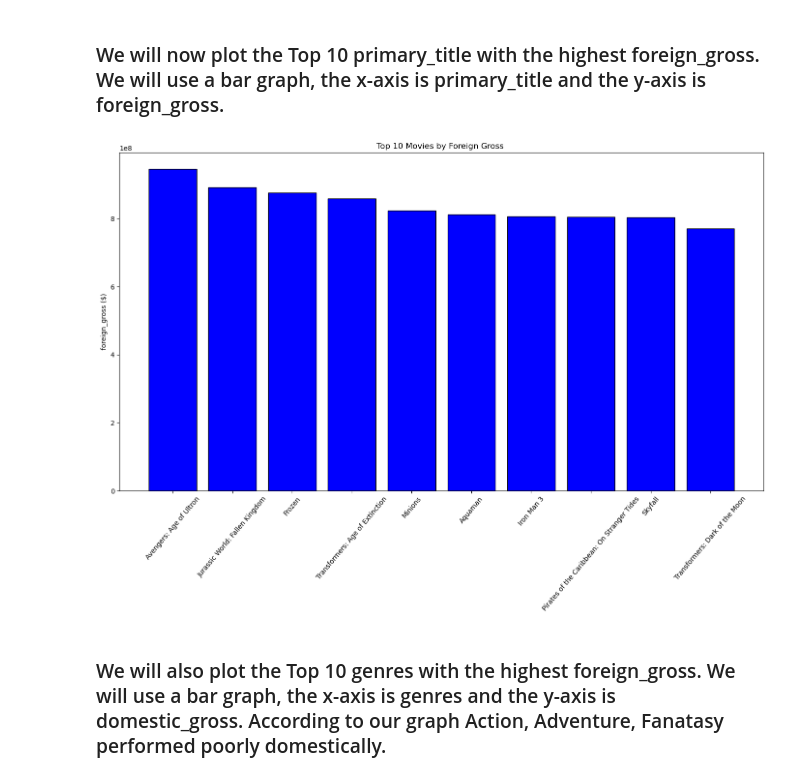
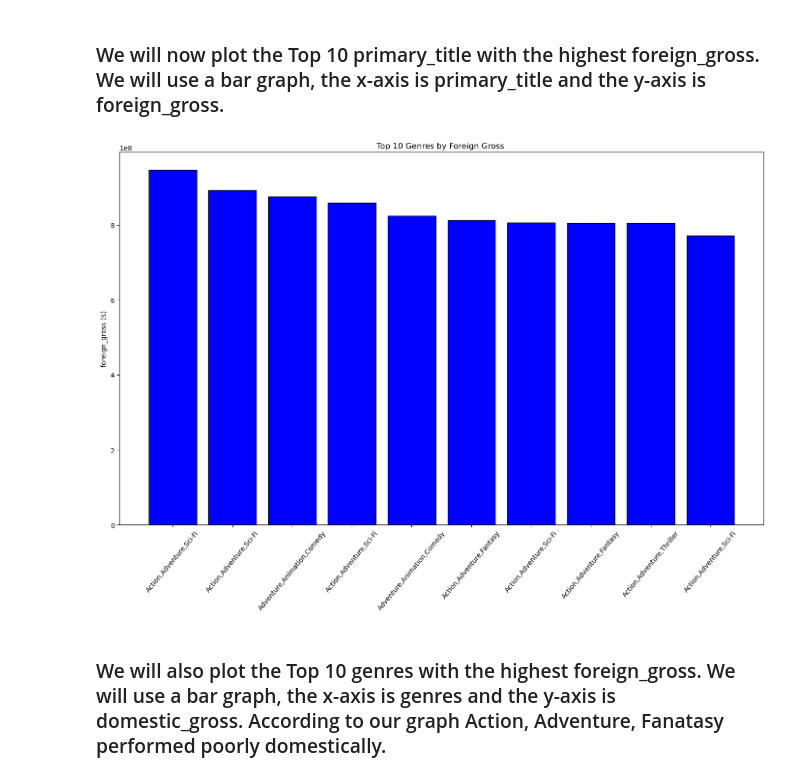
Before and after one commit to Luccy-svg/New_Movie_Studio_Project, a Jupyter notebook: student.ipynb, the cells around one changed output. Cells and saved outputs as stored; diff of their text form; code cells hidden in the pictures.

```diff
--- a/student.ipynb
+++ b/student.ipynb
@@ -172,14 +172,14 @@ df_bom[df_bom['foreign_gross'].isnull()].head()
 | 269 | Grease (Sing-a-Long re-issue) | Par. | 366000.0 | NaN | 2010 |
 | 280 | Last Train Home | Zeit. | 288000.0 | NaN | 2010 |
 # %%
-# Working on individual column to remove the null values and filling with 0
-df_bom['foreign_gross'] = df_bom['foreign_gross'].fillna(0)
+# Working on individual column to remove the null values and filling with None.
+df_bom['foreign_gross'] = df_bom['foreign_gross'].fillna('None')
 # %%
-# Working on individual column to remove the null values and filling with 0
-df_bom['domestic_gross'] = df_bom['domestic_gross'].fillna(0)
+# Working on individual column to remove the null values and filling with None.
+df_bom['domestic_gross'] = df_bom['domestic_gross'].fillna('None')
 # %%
-# Working on individual column to remove the null values and filling with 0
-df_bom['studio'] = df_bom['studio'].fillna(0)
+# Working on individual column to remove the null values and filling with None.
+df_bom['studio'] = df_bom['studio'].fillna('None')
 # %%
 df_bom.isnull().sum()
 # %% [output]
@@ -1087,20 +1049,20 @@ Top_foreign.head(10)
 # %%
 Top_foreign=Top_foreign.head(10)
 
 bar = np.arange(len(Top_foreign))
 width= 0.3
 foreign= Top_foreign['foreign_gross']
-title=Top_foreign['primary_title']
+title=Top_foreign['genres']
 plt.figure(figsize=(14,10))
 plt.bar(bar, foreign, color='blue', edgecolor='black')
 
-plt.title('Top 10 Movies by Foreign Gross ')
+plt.title('Top 10 Genres by Foreign Gross ')
 plt.ylabel('foreign_gross ($)')
 plt.xticks(bar,labels= title, rotation=50,)
 plt.tight_layout()
 plt.show()
 # %% [output]
-[figure, old version]
+[figure, new version]
 # %% [markdown]
 ### We will also plot the Top 10 genres with the highest foreign_gross. We will use a bar graph, the x-axis is genres and the y-axis is domestic_gross. According to our graph Action, Adventure, Fanatasy performed poorly domestically.
 # %%
```
Also changed, not shown: parts of 27 cells of this notebook.
